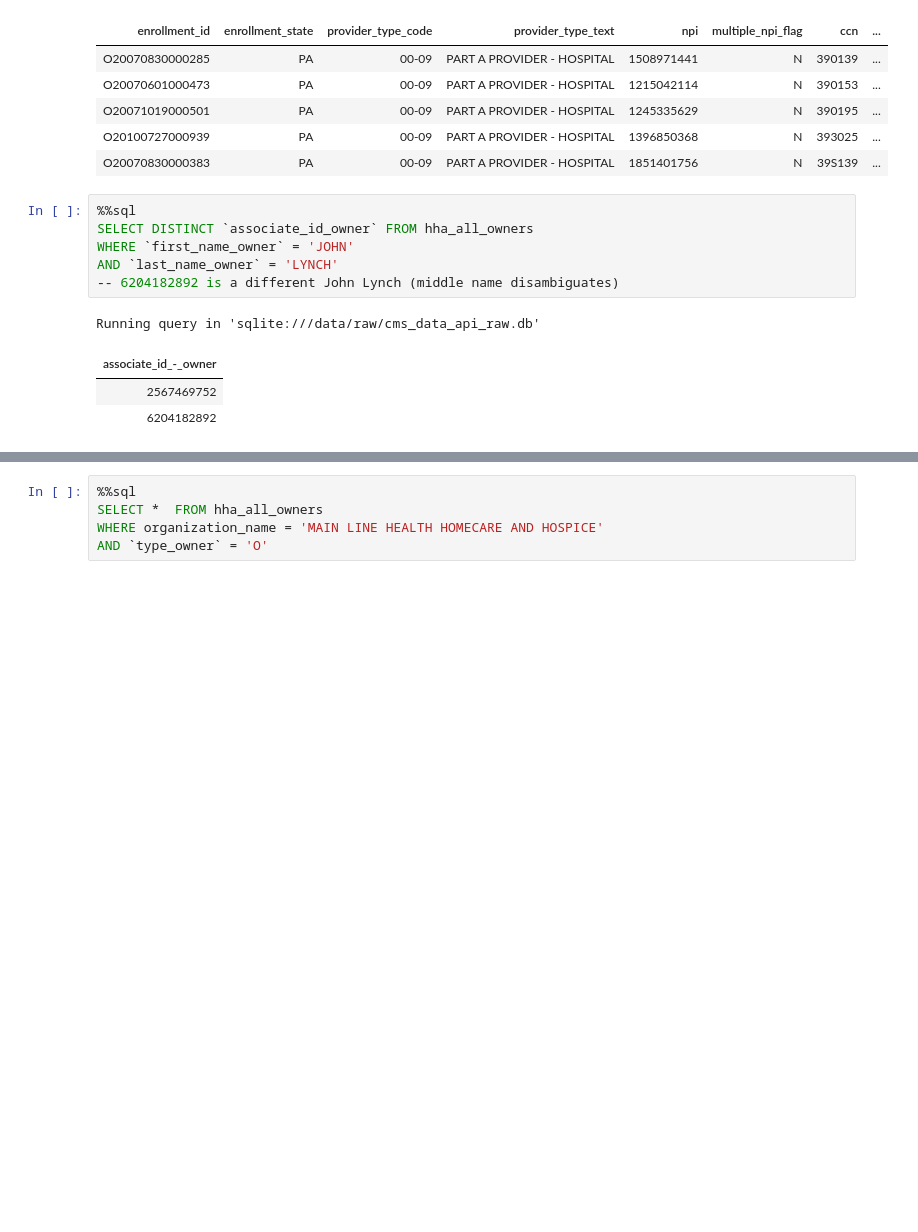
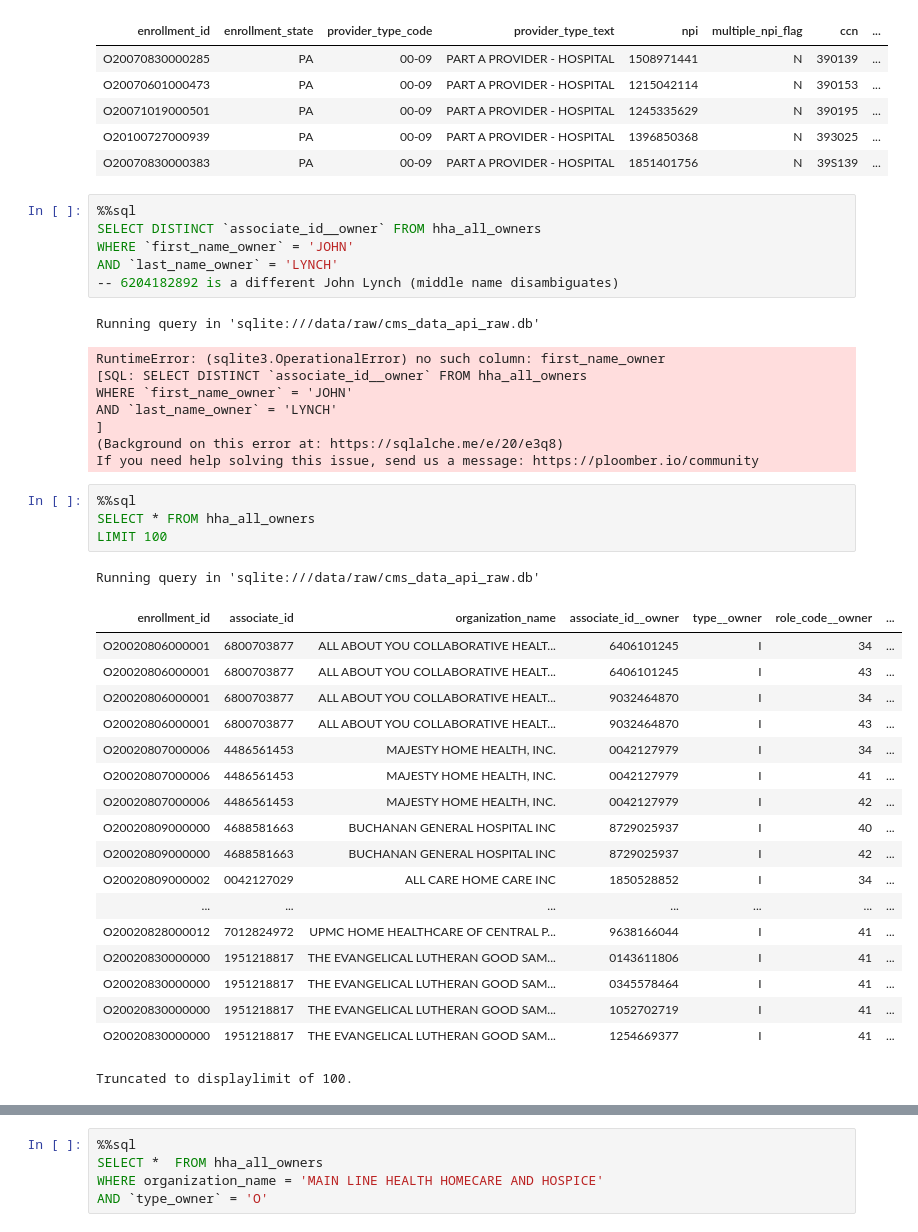
Before and after one commit to onefact/network, a Jupyter notebook: explore/notebooks/philly_area_hospital_systems.ipynb, the cells around one changed output, grey strips where cells are left out. Saved outputs shown, nothing was run; the diff lists cells and outputs as text; blank space fills up the shorter version.

```diff
--- a/explore/notebooks/philly_area_hospital_systems.ipynb
+++ b/explore/notebooks/philly_area_hospital_systems.ipynb
@@ -51,12 +52,40 @@ Running query in 'sqlite:///data/raw/cms_data_api_raw.db'
 | O20070830000383 | PA | 00-09 | PART A PROVIDER - HOSPITAL | 1851401756 | N | 39S139 | ... |
 # %%
 %%sql
-SELECT DISTINCT `associate_id_owner` FROM hha_all_owners
+SELECT DISTINCT `associate_id__owner` FROM hha_all_owners
 WHERE `first_name_owner` = 'JOHN'
 AND `last_name_owner` = 'LYNCH'
 -- 6204182892 is a different John Lynch (middle name disambiguates)
 # %% [output]
 Running query in 'sqlite:///data/raw/cms_data_api_raw.db'
-| associate_id_-_owner |
-| 2567469752 |
-| 6204182892 |
+RuntimeError: (sqlite3.OperationalError) no such column: first_name_owner
+[SQL: SELECT DISTINCT `associate_id__owner` FROM hha_all_owners
+WHERE `first_name_owner` = 'JOHN'
+AND `last_name_owner` = 'LYNCH'
+]
+(Background on this error at: https://sqlalche.me/e/20/e3q8)
+If you need help solving this issue, send us a message: https://ploomber.io/community
+# %%
+%%sql
+SELECT * FROM hha_all_owners
+LIMIT 100
+# %% [output]
+Running query in 'sqlite:///data/raw/cms_data_api_raw.db'
+| enrollment_id | associate_id | organization_name | associate_id__owner | type__owner | role_code__owner | ... |
+| O20020806000001 | 6800703877 | ALL ABOUT YOU COLLABORATIVE HEALT... | 6406101245 | I | 34 | ... |
+| O20020806000001 | 6800703877 | ALL ABOUT YOU COLLABORATIVE HEALT... | 6406101245 | I | 43 | ... |
+| O20020806000001 | 6800703877 | ALL ABOUT YOU COLLABORATIVE HEALT... | 9032464870 | I | 34 | ... |
+| O20020806000001 | 6800703877 | ALL ABOUT YOU COLLABORATIVE HEALT... | 9032464870 | I | 43 | ... |
+| O20020807000006 | 4486561453 | MAJESTY HOME HEALTH, INC. | 0042127979 | I | 34 | ... |
+| O20020807000006 | 4486561453 | MAJESTY HOME HEALTH, INC. | 0042127979 | I | 41 | ... |
+| O20020807000006 | 4486561453 | MAJESTY HOME HEALTH, INC. | 0042127979 | I | 42 | ... |
+| O20020809000000 | 4688581663 | BUCHANAN GENERAL HOSPITAL INC | 8729025937 | I | 40 | ... |
+| O20020809000000 | 4688581663 | BUCHANAN GENERAL HOSPITAL INC | 8729025937 | I | 42 | ... |
+| O20020809000002 | 0042127029 | ALL CARE HOME CARE INC | 1850528852 | I | 34 | ... |
+| ... | ... | ... | ... | ... | ... | ... |
+| O20020828000012 | 7012824972 | UPMC HOME HEALTHCARE OF CENTRAL P... | 9638166044 | I | 41 | ... |
+| O20020830000000 | 1951218817 | THE EVANGELICAL LUTHERAN GOOD SAM... | 0143611806 | I | 41 | ... |
+| O20020830000000 | 1951218817 | THE EVANGELICAL LUTHERAN GOOD SAM... | 0345578464 | I | 41 | ... |
+| O20020830000000 | 1951218817 | THE EVANGELICAL LUTHERAN GOOD SAM... | 1052702719 | I | 41 | ... |
+| O20020830000000 | 1951218817 | THE EVANGELICAL LUTHERAN GOOD SAM... | 1254669377 | I | 41 | ... |
+Truncated to displaylimit of 100.
```
Also changed, not shown: parts of 5 cells of this notebook, 4 other files.
